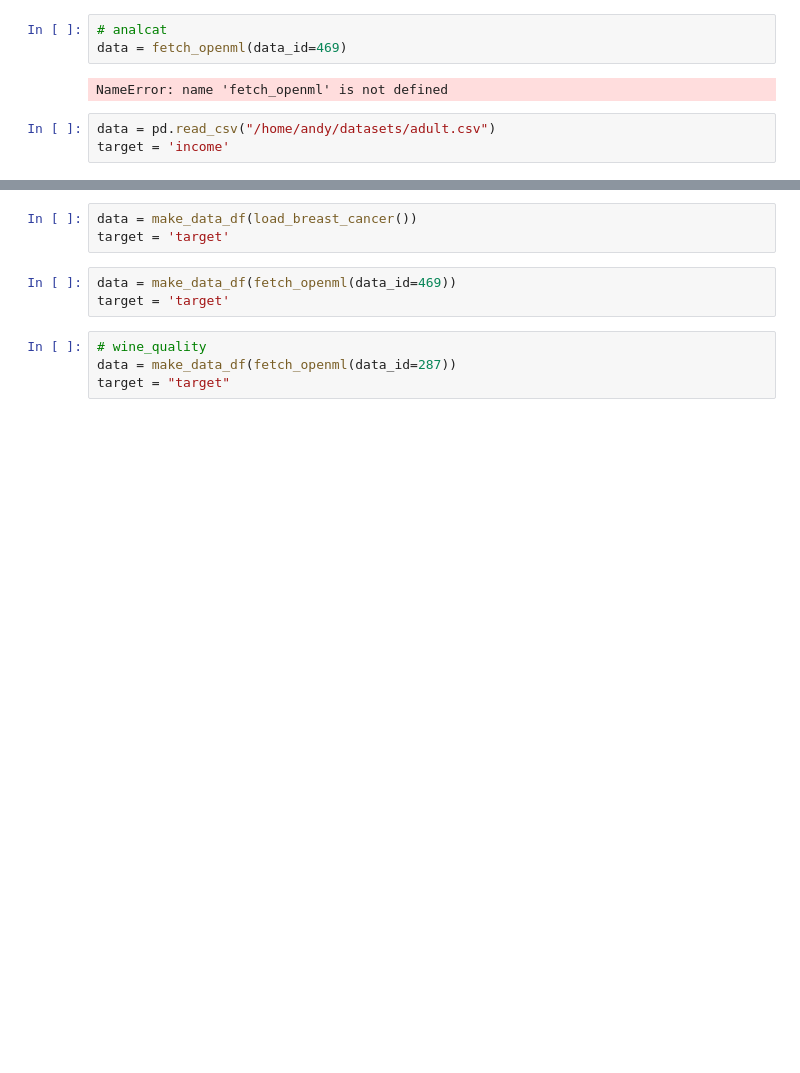
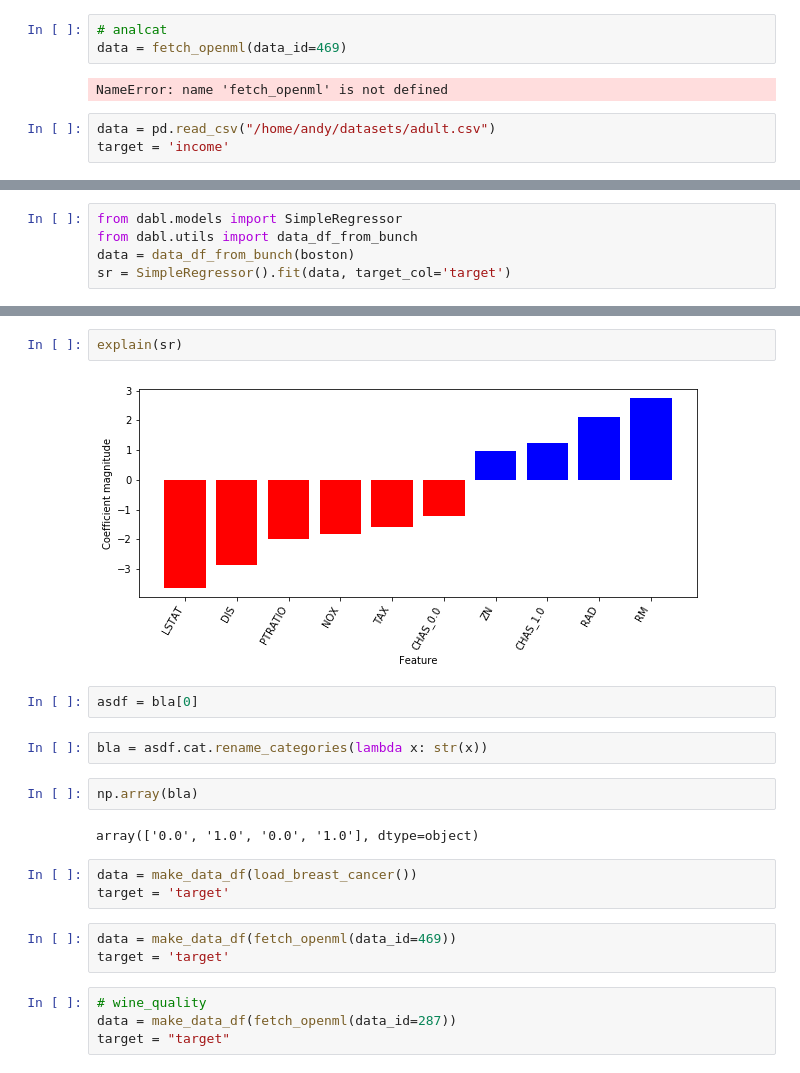
Before and after one commit to dabl/dabl, a Jupyter notebook: testing.ipynb, the cells around one changed output, grey strips where cells are left out. Cells and saved outputs as stored; diff of their text form; blank space fills up the shorter version.

```diff
--- a/testing.ipynb
+++ b/testing.ipynb
@@ -86,3 +47,8 @@ def make_data_df(data_bunch):
 from sklearn.datasets import load_diabetes, load_boston, load_iris, load_digits, load_breast_cancer
 diabetes = load_diabetes()
 boston = load_boston()
+# %%
+from dabl.models import SimpleRegressor
+from dabl.utils import data_df_from_bunch
+data = data_df_from_bunch(boston)
+sr = SimpleRegressor().fit(data, target_col='target')
@@ -89,3 +73,15 @@ boston = load_boston()
+# %%
+explain(sr)
+# %% [output]
+[figure, added]
+# %%
+asdf = bla[0]
+# %%
+bla = asdf.cat.rename_categories(lambda x: str(x))
+# %%
+np.array(bla)
+# %% [output]
+array(['0.0', '1.0', '0.0', '1.0'], dtype=object)
 # %%
 data = make_data_df(load_breast_cancer())
 target = 'target'
```
Also changed, not shown: parts of 9 cells of this notebook, 4 other files.
